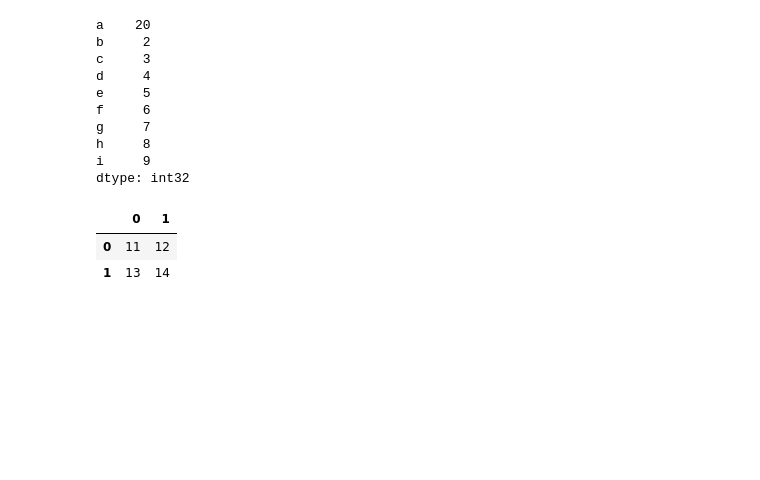
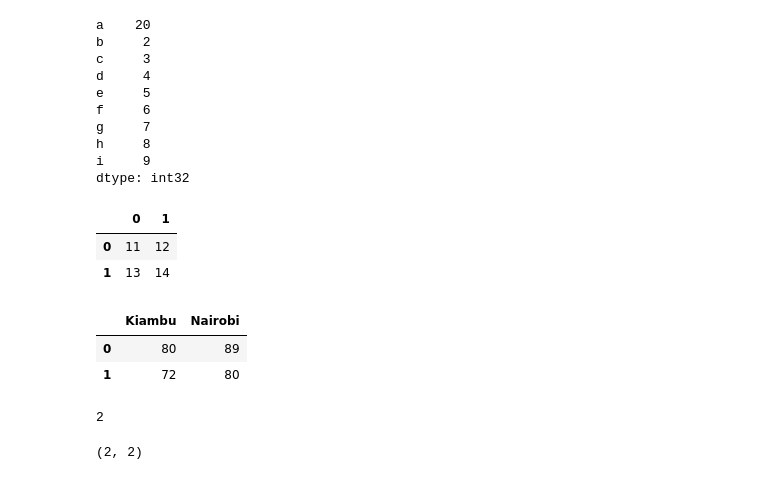
Before and after one commit to Sospeter-Wainaina/DataEngineering, a Jupyter notebook: Python/Pandas/Introduction to Pandas.ipynb, the cells around one changed output. Saved outputs shown, nothing was run; the diff lists cells and outputs as text; code cells hidden in the pictures; blank space fills up the shorter version.

```diff
--- a/Python/Pandas/Introduction to Pandas.ipynb
+++ b/Python/Pandas/Introduction to Pandas.ipynb
@@ -497,3 +497,21 @@ df_1
 |  | 0 | 1 |
 | 0 | 11 | 12 |
 | 1 | 13 | 14 |
+# %%
+df = pd.DataFrame(np.array([[80,89],[72,80]]),columns = ["Kiambu","Nairobi"])
+# %%
+df
+# %% [output]
+|  | Kiambu | Nairobi |
+| 0 | 80 | 89 |
+| 1 | 72 | 80 |
+# %%
+# To find the length or the number of rows we can use the len function
+len(df)
+# %% [output]
+2
+# %%
+# We can also find the dimensionality which is the number of rows * the Number of the columns
+df.shape
+# %% [output]
+(2, 2)
```
Also changed, not shown: parts of 1 cell of this notebook.
